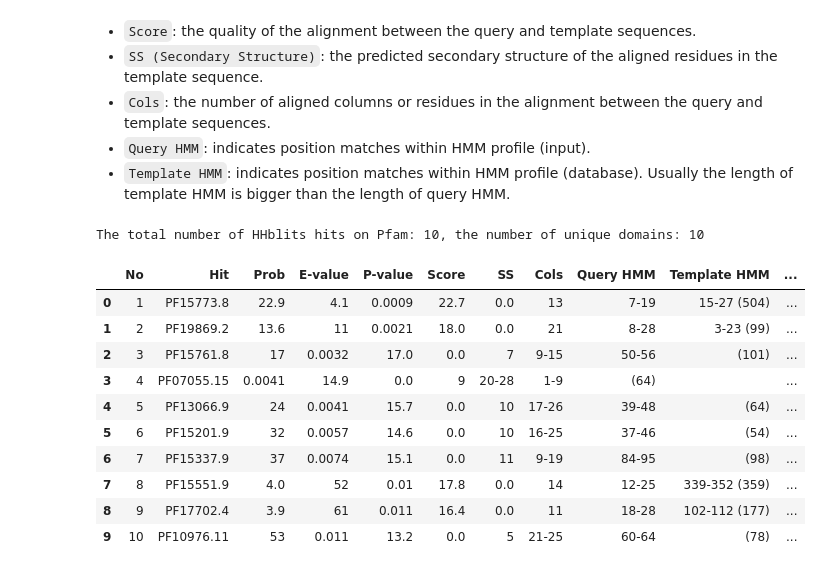
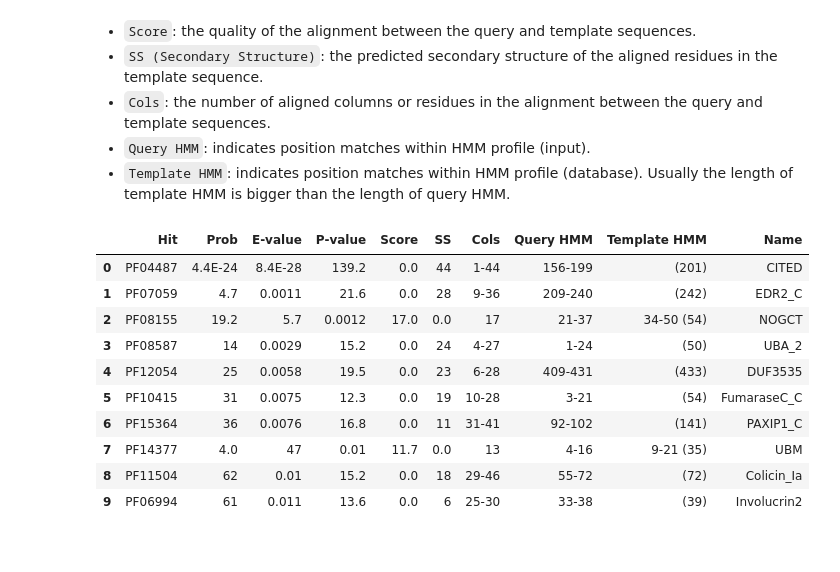
Before and after one commit to AlyaHarvelle/HMMER, a Jupyter notebook: HMM.ipynb, the cells around one changed output. Cells and saved outputs as stored; diff of their text form; code cells hidden in the pictures.

```diff
--- a/HMM.ipynb
+++ b/HMM.ipynb
@@ -211,24 +265,0 @@ protein2ipr_rp_15_Q8IW19_2.txt                100% 7266     1.4MB/s   00:00
-# %%
-data = []
-with open(f"{local_path}/results/disordered/hmmsearch/protein2ipr/protein2ipr_rp_15_{q_id}_{i}.txt") as file:
-    for line in file:
-        row = line.strip().split("\t")
-        if len(row) >= 5:
-            uniprot_id = row[0]
-            ipr_id = row[1]
-            description = row[2]
-            pfam_id = row[3]
-            start_pos = row[4]
-            end_pos = row[5]
-
-            if pfam_id.startswith("PF"):
-                data.append([uniprot_id, ipr_id, description, pfam_id, start_pos, end_pos])
-
-# Create a DataFrame from the collected data
-pfam = pd.DataFrame(data, columns=["uniprot_id", "ipr_id", "description", "pfam_id", "start_pos", "end_pos"])
-pfam["start_pos"] = pd.to_numeric(pfam["start_pos"])
-pfam["end_pos"] = pd.to_numeric(pfam["end_pos"])
-pfam['length'] = pfam['end_pos'] - pfam['start_pos'] + 1
-print(f"The number of unique Pfam IDs for a {q_id}_{i} disordered region:", len(set(pfam['pfam_id'])))
-print("The number of hits:", len(pfam))
-pfam
@@ -346,7 +276,7 @@ Similar as `E-value`, the lower `P-value` indicate more significant matches.
 - `Template HMM`: indicates position matches within HMM profile (database).
 Usually the length of template HMM is bigger than the length of query HMM.
 # %%
-with open(f'{local_path}/results/disordered/hhblits/hhblits_rp_15_{q_id}_{i}.txt', 'r') as file:
+with open(f'{local_path}/results/hmms/hhblits/hhblits_pfam_{q_id}_{i}.txt', 'r') as file:
     lines = file.readlines()
 
 # Extract the column names
@@ -358,20 +288,22 @@
              for row in data_rows]
 
-# Create the DataFrame
 hhblits_stats = pd.DataFrame(data_rows, columns=column_names)
 hhblits_stats[["Hit", "Name"]] = hhblits_stats["Hit"].str.split(" ; ", expand=True)
-print(f"The total number of HHblits hits on Pfam: {len(hhblits_stats)}, the number of unique domains: {hhblits_stats.Hit.nunique()}")
+hit_split_df = hhblits_stats["Hit"].str.split(".", expand=True)
+hhblits_stats["Hit"] = hit_split_df[0]
+
+hhblits_stats = hhblits_stats.drop("No", axis=1).reset_index(drop=True)
+hhblits_stats.to_csv(f'{local_path}/results/hmms/hhblits/hhblits_pfam_{q_id}_{i}.csv', index=False)
 hhblits_stats
 # %% [output]
-The total number of HHblits hits on Pfam: 10, the number of unique domains: 10
-|  | No | Hit | Prob | E-value | P-value | Score | SS | Cols | Query HMM | Template HMM | ... |
-| 0 | 1 | PF15773.8 | 22.9 | 4.1 | 0.0009 | 22.7 | 0.0 | 13 | 7-19 | 15-27 (504) | ... |
-| 1 | 2 | PF19869.2 | 13.6 | 11 | 0.0021 | 18.0 | 0.0 | 21 | 8-28 | 3-23 (99) | ... |
-| 2 | 3 | PF15761.8 | 17 | 0.0032 | 17.0 | 0.0 | 7 | 9-15 | 50-56 | (101) | ... |
-| 3 | 4 | PF07055.15 | 0.0041 | 14.9 | 0.0 | 9 | 20-28 | 1-9 | (64) |  | ... |
-| 4 | 5 | PF13066.9 | 24 | 0.0041 | 15.7 | 0.0 | 10 | 17-26 | 39-48 | (64) | ... |
-| 5 | 6 | PF15201.9 | 32 | 0.0057 | 14.6 | 0.0 | 10 | 16-25 | 37-46 | (54) | ... |
-| 6 | 7 | PF15337.9 | 37 | 0.0074 | 15.1 | 0.0 | 11 | 9-19 | 84-95 | (98) | ... |
-| 7 | 8 | PF15551.9 | 4.0 | 52 | 0.01 | 17.8 | 0.0 | 14 | 12-25 | 339-352 (359) | ... |
-| 8 | 9 | PF17702.4 | 3.9 | 61 | 0.011 | 16.4 | 0.0 | 11 | 18-28 | 102-112 (177) | ... |
-| 9 | 10 | PF10976.11 | 53 | 0.011 | 13.2 | 0.0 | 5 | 21-25 | 60-64 | (78) | ... |
+|  | Hit | Prob | E-value | P-value | Score | SS | Cols | Query HMM | Template HMM | Name |
+| 0 | PF04487 | 4.4E-24 | 8.4E-28 | 139.2 | 0.0 | 44 | 1-44 | 156-199 | (201) | CITED |
+| 1 | PF07059 | 4.7 | 0.0011 | 21.6 | 0.0 | 28 | 9-36 | 209-240 | (242) | EDR2_C |
+| 2 | PF08155 | 19.2 | 5.7 | 0.0012 | 17.0 | 0.0 | 17 | 21-37 | 34-50 (54) | NOGCT |
+| 3 | PF08587 | 14 | 0.0029 | 15.2 | 0.0 | 24 | 4-27 | 1-24 | (50) | UBA_2 |
+| 4 | PF12054 | 25 | 0.0058 | 19.5 | 0.0 | 23 | 6-28 | 409-431 | (433) | DUF3535 |
+| 5 | PF10415 | 31 | 0.0075 | 12.3 | 0.0 | 19 | 10-28 | 3-21 | (54) | FumaraseC_C |
+| 6 | PF15364 | 36 | 0.0076 | 16.8 | 0.0 | 11 | 31-41 | 92-102 | (141) | PAXIP1_C |
+| 7 | PF14377 | 4.0 | 47 | 0.01 | 11.7 | 0.0 | 13 | 4-16 | 9-21 (35) | UBM |
+| 8 | PF11504 | 62 | 0.01 | 15.2 | 0.0 | 18 | 29-46 | 55-72 | (72) | Colicin_Ia |
+| 9 | PF06994 | 61 | 0.011 | 13.6 | 0.0 | 6 | 25-30 | 33-38 | (39) | Involucrin2 |
```
Also changed, not shown: parts of 43 cells of this notebook.
